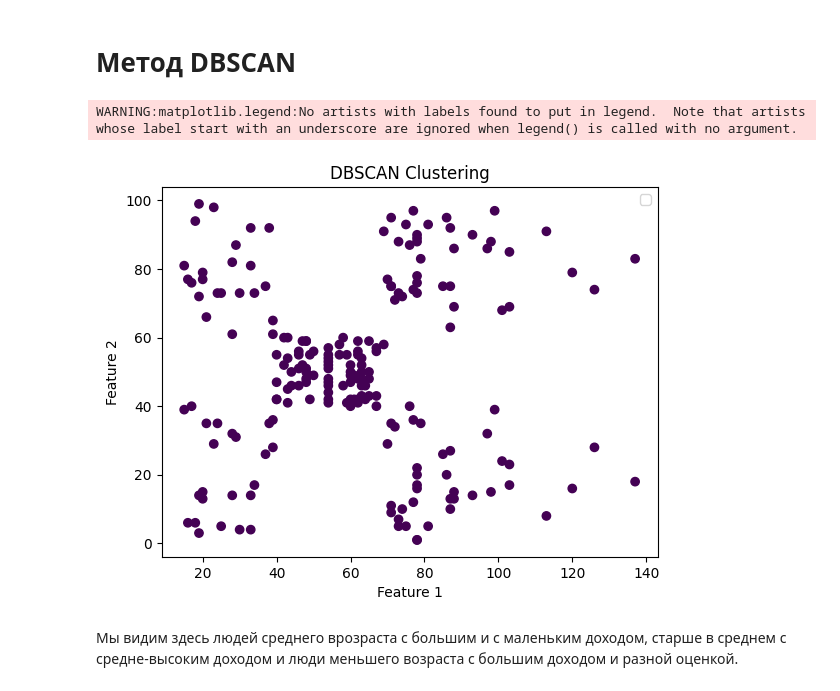
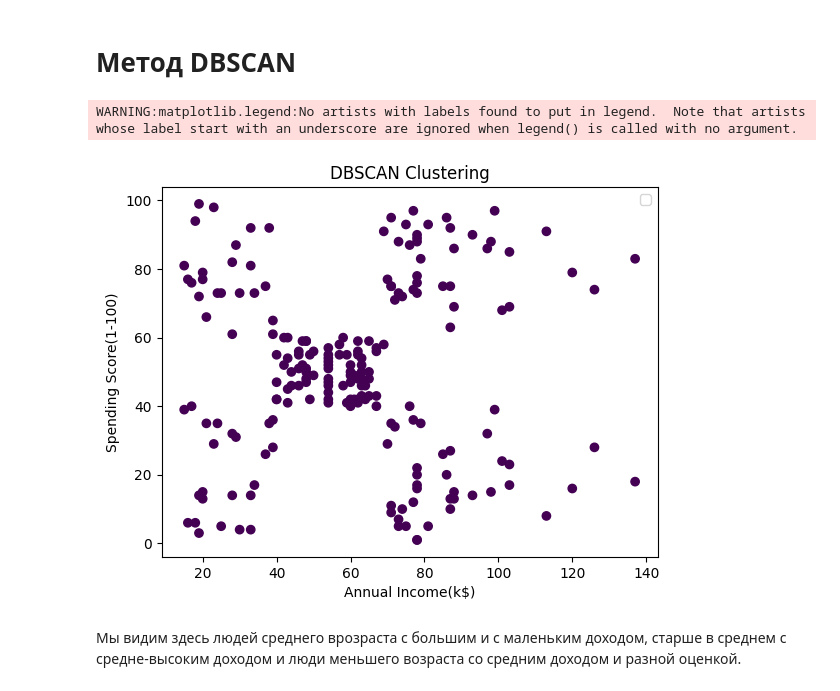
Before and after one commit to Maksonchiks/mesto, a Jupyter notebook: clust.ipynb, the cells around one changed output. Saved outputs shown, nothing was run; the diff lists cells and outputs as text; code cells hidden in the pictures.

```diff
--- a/clust.ipynb
+++ b/clust.ipynb
@@ -233,18 +233,18 @@ for i in range(len(column)):
 # %%
 from sklearn.cluster import DBSCAN
 
-dbscan = DBSCAN()
+dbscan = DBSCAN(eps=0.2, min_samples=2)
 labels = dbscan.fit_predict(X)
 
 plt.scatter(X[:, 1], X[:, 2],c=labels.astype(float), alpha=1)
 
 plt.title('DBSCAN Clustering')
-plt.xlabel('Feature 1')
-plt.ylabel('Feature 2')
+plt.xlabel('Annual Income(k$)')
+plt.ylabel('Spending Score(1-100)')
 plt.legend()
 plt.show()
 # %% [output]
 WARNING:matplotlib.legend:No artists with labels found to put in legend.  Note that artists whose label start with an underscore are ignored when legend() is called with no argument.
-[figure, old version]
+[figure, new version]
 # %% [markdown]
-Мы видим здесь людей среднего врозраста с большим и с маленьким доходом, старше в среднем с средне-высоким доходом и люди меньшего возраста с большим доходом и разной оценкой.
+Мы видим здесь людей среднего врозраста с большим и с маленьким доходом, старше в среднем с средне-высоким доходом и люди меньшего возраста со средним доходом и разной оценкой.
```
Also changed, not shown: parts of 3 cells of this notebook.
